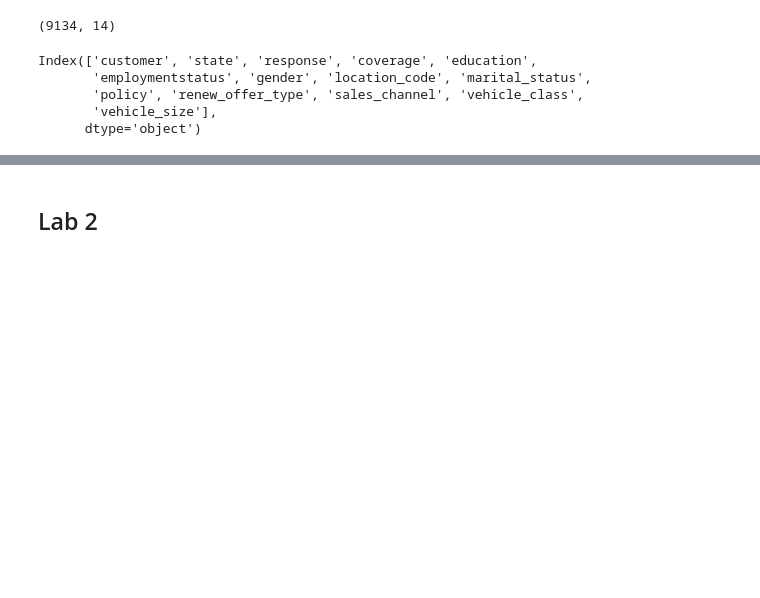
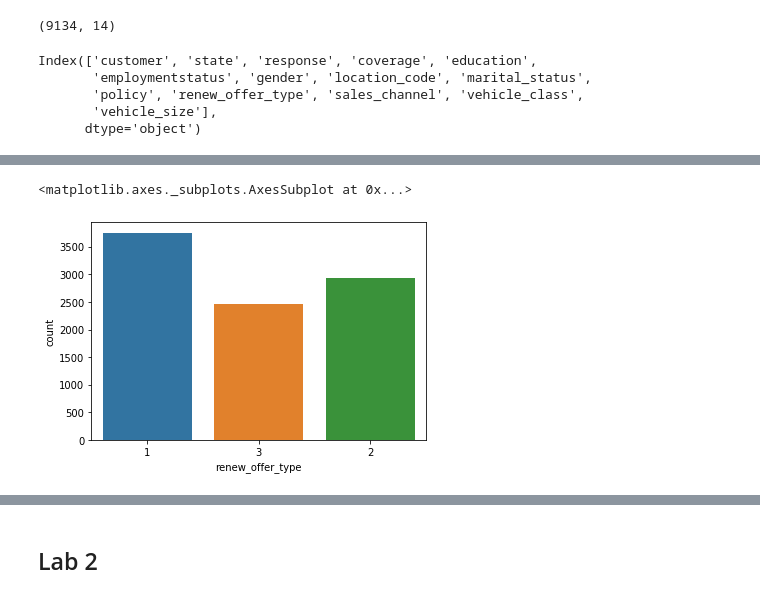
Before and after one commit to CommanderPoe/lab-data_cleaning, a Jupyter notebook: data_cleaning.ipynb, the cells around one changed output, grey strips where cells are left out. Drawn from its saved outputs; the diff is of its cells as text; code cells hidden in the pictures; blank space fills up the shorter version.

```diff
--- a/data_cleaning.ipynb
+++ b/data_cleaning.ipynb
@@ -479,0 +591,5 @@ P value of  vehicle_class and vehicle_size 0.0673653216392462
+# %%
+sns.countplot(x= 'renew_offer_type', data= categoricals_red)
+# %% [output]
+<matplotlib.axes._subplots.AxesSubplot at 0x...>
+[figure, added]
```
Also changed, not shown: parts of 28 cells of this notebook.
